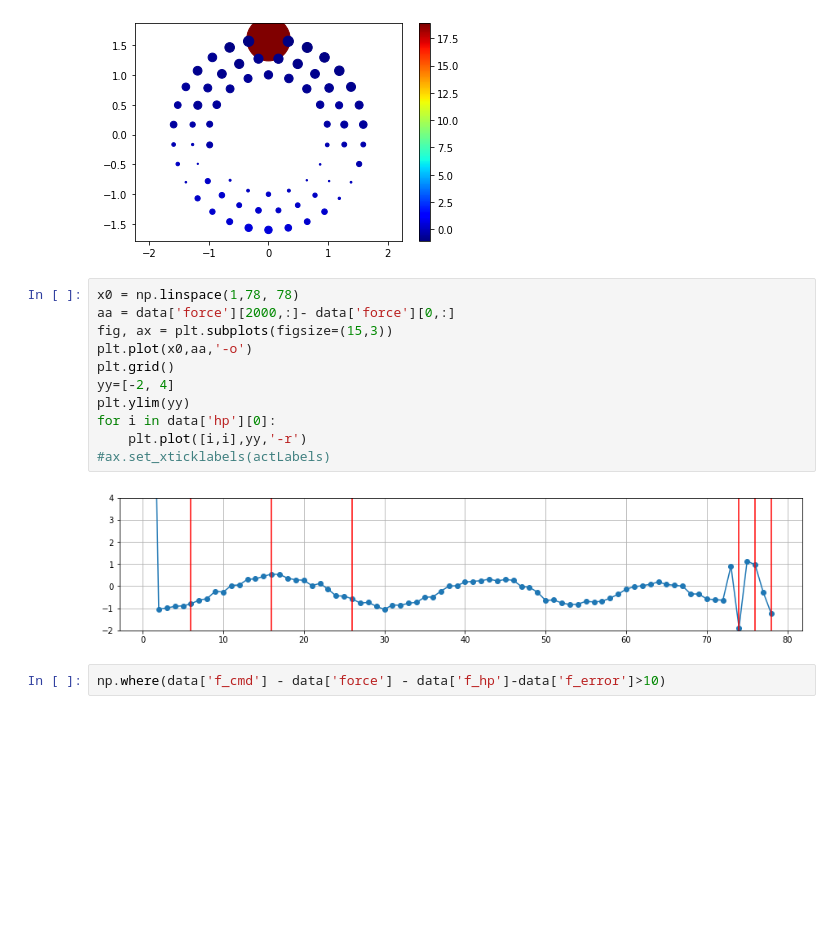
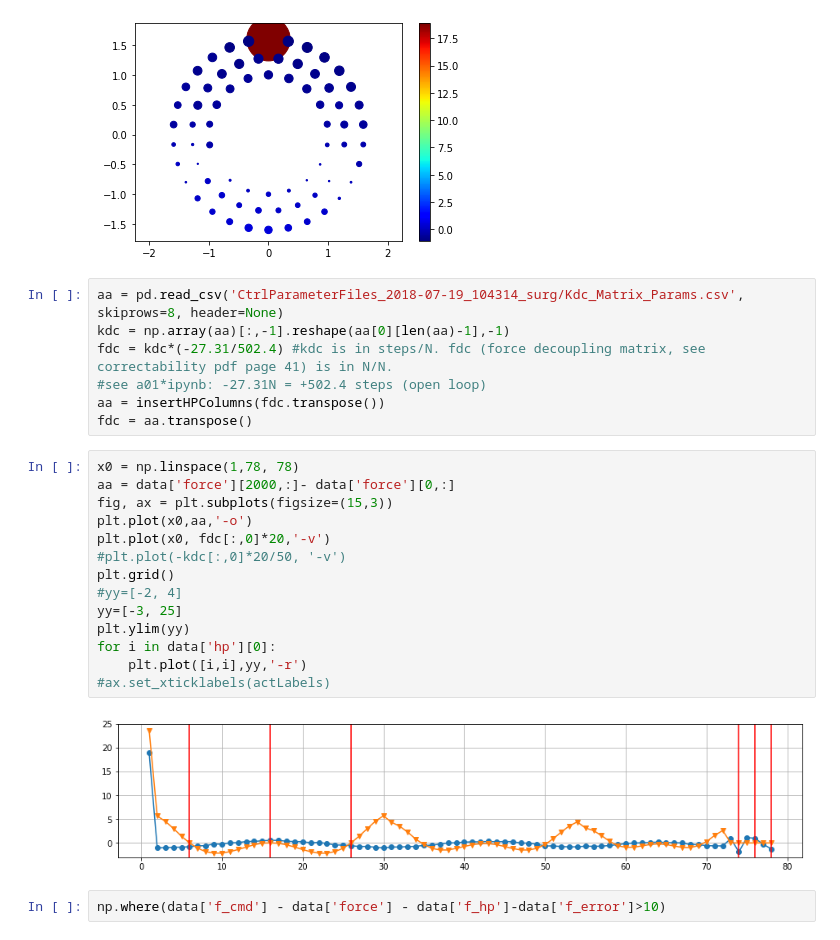
Before and after one commit to bxin/M2_summit_2003, a Jupyter notebook: a06_CL_B1_F.ipynb, the cells around one changed output. Saved outputs shown, nothing was run; the diff lists cells and outputs as text; blank space fills up the shorter version.

```diff
--- a/a06_CL_B1_F.ipynb
+++ b/a06_CL_B1_F.ipynb
@@ -333,19 +333,29 @@ plt.axis('equal')
 plt.colorbar();
 # %% [output]
 [figure]
+# %%
+aa = pd.read_csv('CtrlParameterFiles_2018-07-19_104314_surg/Kdc_Matrix_Params.csv', skiprows=8, header=None)
+kdc = np.array(aa)[:,-1].reshape(aa[0][len(aa)-1],-1)
+fdc = kdc*(-27.31/502.4) #kdc is in steps/N. fdc (force decoupling matrix, see correctability pdf page 41) is in N/N.
+#see a01*ipynb: -27.31N = +502.4 steps (open loop)
+aa = insertHPColumns(fdc.transpose())
+fdc = aa.transpose()
 # %%
 x0 = np.linspace(1,78, 78)
 aa = data['force'][2000,:]- data['force'][0,:]
 fig, ax = plt.subplots(figsize=(15,3))
 plt.plot(x0,aa,'-o')
+plt.plot(x0, fdc[:,0]*20,'-v')
+#plt.plot(-kdc[:,0]*20/50, '-v')
 plt.grid()
-yy=[-2, 4]
+#yy=[-2, 4]
+yy=[-3, 25]
 plt.ylim(yy)
 for i in data['hp'][0]:
     plt.plot([i,i],yy,'-r')
 #ax.set_xticklabels(actLabels)
 # %% [output]
-[figure, old version]
+[figure, new version]
 # %%
 np.where(data['f_cmd'] - data['force'] - data['f_hp']-data['f_error']>10)
 # %% [output]
```
Also changed, not shown: 6 other files.
